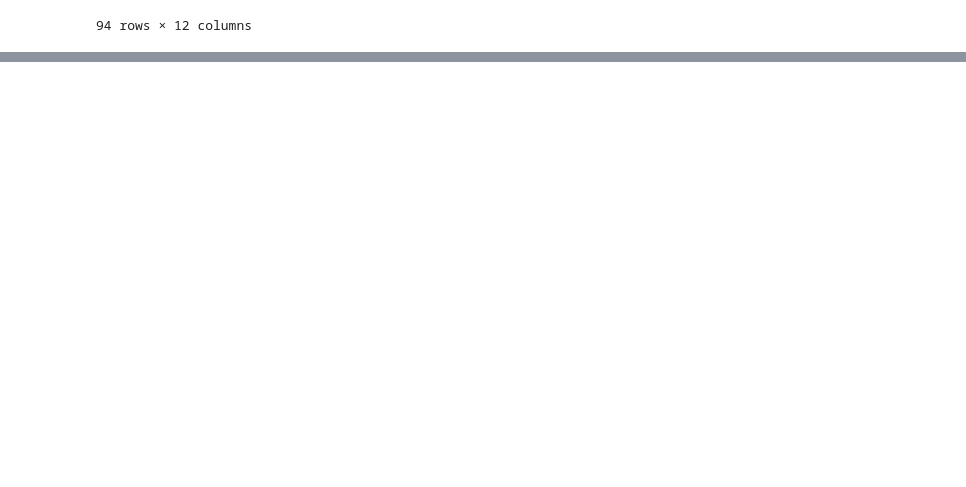
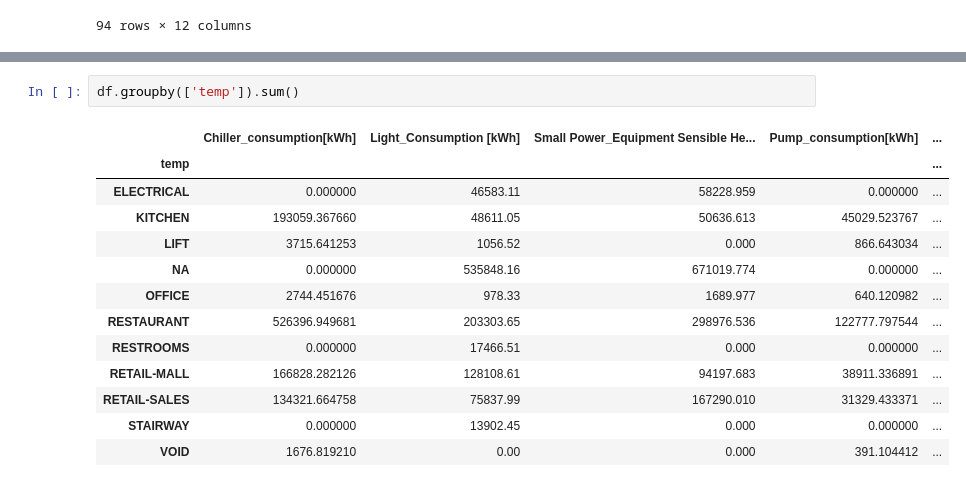
Before and after one commit to jerfouillou/eb-report, a Jupyter notebook: PART 1/PART 1.ipynb, the cells around one changed output, grey strips where cells are left out. Cells and saved outputs as stored; diff of their text form; blank space fills up the shorter version.

```diff
--- a/PART 1/PART 1.ipynb
+++ b/PART 1/PART 1.ipynb
@@ -157,0 +157,16 @@ df.groupby(['temp','Total Consumption[kWh]']).sum()
+# %%
+df.groupby(['temp']).sum()
+# %% [output]
+|  | Chiller_consumption[kWh] | Light_Consumption [kWh] | Small Power_Equipment Sensible He... | Pump_consumption[kWh] | ... |
+| temp |  |  |  |  | ... |
+| ELECTRICAL | 0.000000 | 46583.11 | 58228.959 | 0.000000 | ... |
+| KITCHEN | 193059.367660 | 48611.05 | 50636.613 | 45029.523767 | ... |
+| LIFT | 3715.641253 | 1056.52 | 0.000 | 866.643034 | ... |
+| NA | 0.000000 | 535848.16 | 671019.774 | 0.000000 | ... |
+| OFFICE | 2744.451676 | 978.33 | 1689.977 | 640.120982 | ... |
+| RESTAURANT | 526396.949681 | 203303.65 | 298976.536 | 122777.797544 | ... |
+| RESTROOMS | 0.000000 | 17466.51 | 0.000 | 0.000000 | ... |
+| RETAIL-MALL | 166828.282126 | 128108.61 | 94197.683 | 38911.336891 | ... |
+| RETAIL-SALES | 134321.664758 | 75837.99 | 167290.010 | 31329.433371 | ... |
+| STAIRWAY | 0.000000 | 13902.45 | 0.000 | 0.000000 | ... |
+| VOID | 1676.819210 | 0.00 | 0.000 | 391.104412 | ... |
```
Also changed, not shown: parts of 5 cells of this notebook.
